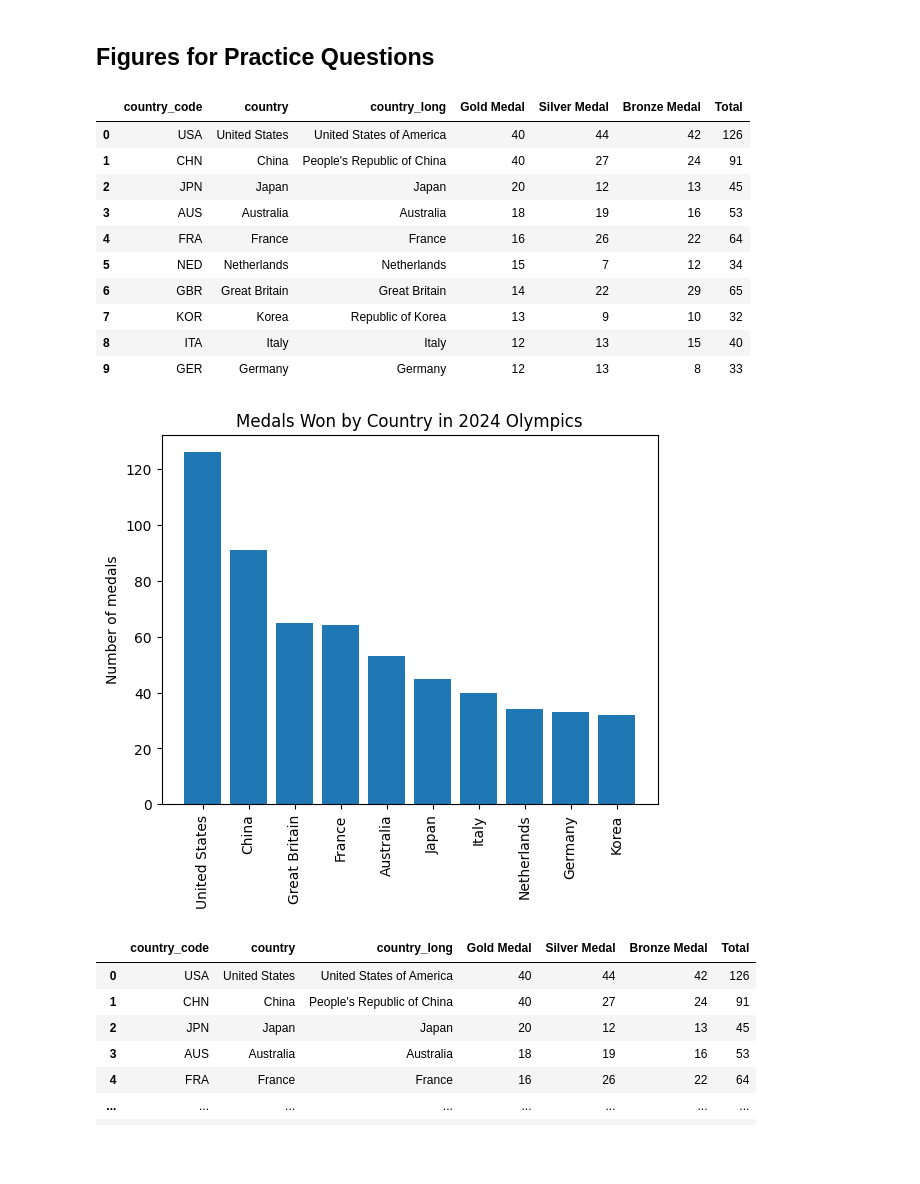
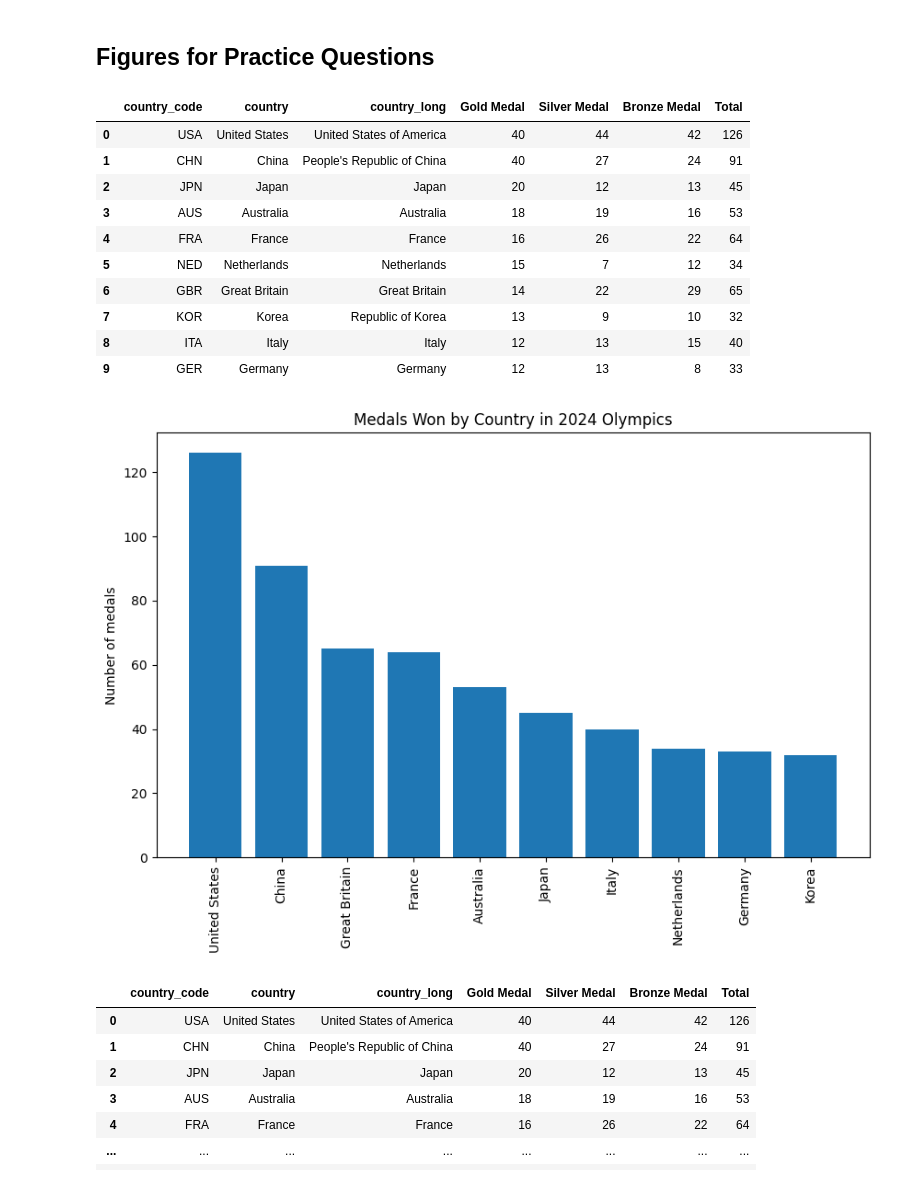
Before and after one commit to drolsonmi/math1040, a Jupyter notebook: Lesson04/code/L4-graphs.ipynb, the cells around one changed output. Cells and saved outputs as stored; diff of their text form; code cells hidden in the pictures; blank space fills up the shorter version.

Commit message:
Fix border issue on solution graph

```diff
--- a/Lesson04/code/L4-graphs.ipynb
+++ b/Lesson04/code/L4-graphs.ipynb
@@ -382,35 +382,35 @@ plt.savefig('../images/Fig4_7_TimeseriesErrorbars.png')
 # %%
 medals = pd.read_csv('2024olympics_medals_total.csv')
 medals = medals.sort_values('Gold Medal', ascending=False)
 medals10 = medals.head(10)
 display(medals10)
 medals10 = medals10.sort_values('Total', ascending=False)
 
 # Quantitative comparisons: bar-charts
-fig, ax = plt.subplots()
+fig, ax = plt.subplots(figsize=(10,6))
 ax.bar(medals10['country'], medals10['Total'])
 # ax.bar(medals10['country'], medals10['Gold Medal'], label='Gold', color='yellow')
 # ax.bar(medals10['country'], medals10['Silver Medal'], bottom=medals10['Gold Medal'], label='Silver', color='gray')
 # ax.bar(medals10['country'], medals10['Bronze Medal'], bottom=medals10['Gold Medal']+medals10['Silver Medal'], label='Bronze', color='tan')
 ax.set_xticklabels(medals10['country'], rotation=90)
 ax.set_ylabel('Number of medals')
 ax.set_title('Medals Won by Country in 2024 Olympics')
 # ax.legend()
 # plt.show()
 plt.savefig('../images/Fig4_Solution2.png')
 # %% [output]
 |  | country_code | country | country_long | Gold Medal | Silver Medal | Bronze Medal | Total |
 | 0 | USA | United States | United States of America | 40 | 44 | 42 | 126 |
 | 1 | CHN | China | People's Republic of China | 40 | 27 | 24 | 91 |
 | 2 | JPN | Japan | Japan | 20 | 12 | 13 | 45 |
 | 3 | AUS | Australia | Australia | 18 | 19 | 16 | 53 |
 | 4 | FRA | France | France | 16 | 26 | 22 | 64 |
 | 5 | NED | Netherlands | Netherlands | 15 | 7 | 12 | 34 |
 | 6 | GBR | Great Britain | Great Britain | 14 | 22 | 29 | 65 |
 | 7 | KOR | Korea | Republic of Korea | 13 | 9 | 10 | 32 |
 | 8 | ITA | Italy | Italy | 12 | 13 | 15 | 40 |
 | 9 | GER | Germany | Germany | 12 | 13 | 8 | 33 |
-[figure, old version]
+[figure, new version]
 # %%
 medals
 # %% [output]
```
Also changed, not shown: 1 other file.
